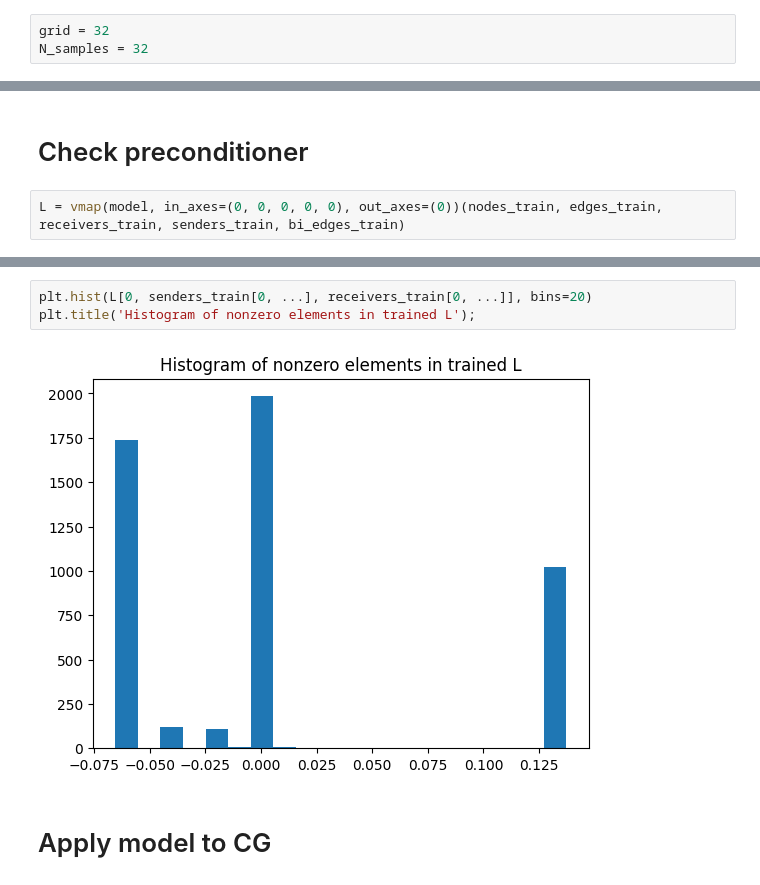
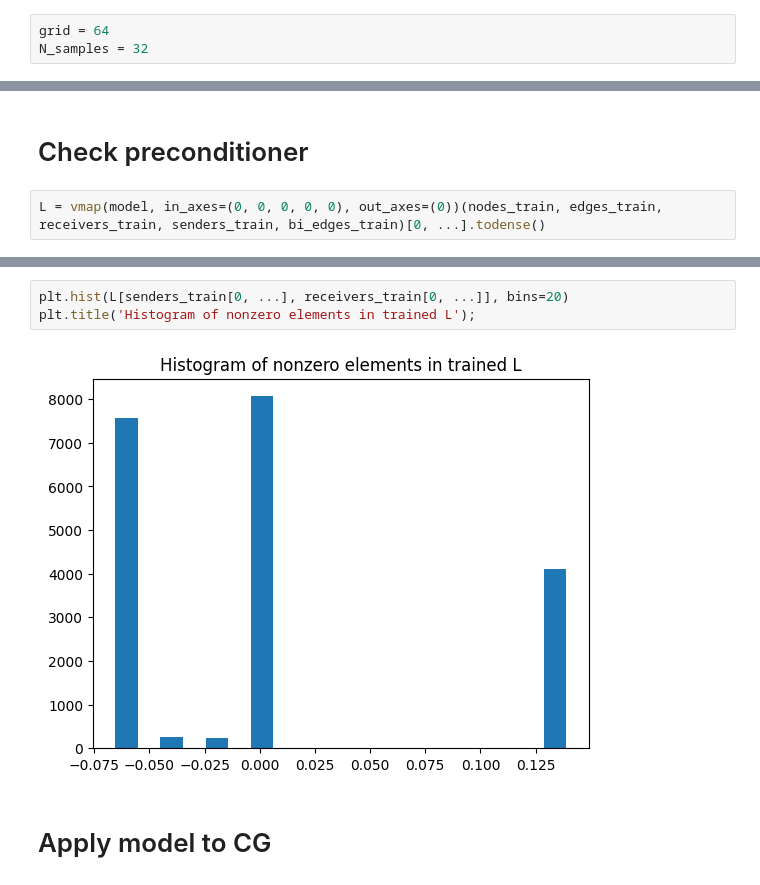
Before and after one commit to vltrifonov/PreCorrector, a Jupyter notebook: experiments/Poisson2D.ipynb, the cells around one changed output, grey strips where cells are left out. Drawn from its saved outputs; the diff is of its cells as text.

```diff
--- a/experiments/Poisson2D.ipynb
+++ b/experiments/Poisson2D.ipynb
@@ -22,7 +22,7 @@ from utils import params_count
 # %% [markdown]
 # Make dataset
 # %%
-grid = 32
+grid = 64
 N_samples = 32
 # %%
 A_train, b_train, u_exact_train, bi_edges_train, nodes_train, edges_train, receivers_train, senders_train = dataset_LLT(grid, N_samples, seed=42)
@@ -103,7 +103,7 @@ plt.ylabel('$\|LL^Tx - b\|_2^2$');
 # %% [markdown]
 # Check preconditioner
 # %%
-L = vmap(model, in_axes=(0, 0, 0, 0, 0), out_axes=(0))(nodes_train, edges_train, receivers_train, senders_train, bi_edges_train)
+L = vmap(model, in_axes=(0, 0, 0, 0, 0), out_axes=(0))(nodes_train, edges_train, receivers_train, senders_train, bi_edges_train)[0, ...].todense()
 # %%
 print("Max and min of A's diagonal")
 round(A_train.todense()[0, ...].diagonal().min().item(), 5), round(A_train.todense()[0, ...].diagonal().max().item(), 5)
@@ -158,8 +158,8 @@ plt.title('Histogram of difference in L elements from random initialization and
 # %%
-plt.hist(L[0, senders_train[0, ...], receivers_train[0, ...]], bins=20)
+plt.hist(L[senders_train[0, ...], receivers_train[0, ...]], bins=20)
 plt.title('Histogram of nonzero elements in trained L');
 # %% [output]
-[figure, old version]
+[figure, new version]
 # %% [markdown]
 # Apply model to CG
 # %%
```
Also changed, not shown: parts of 13 cells of this notebook, 5 other files.
